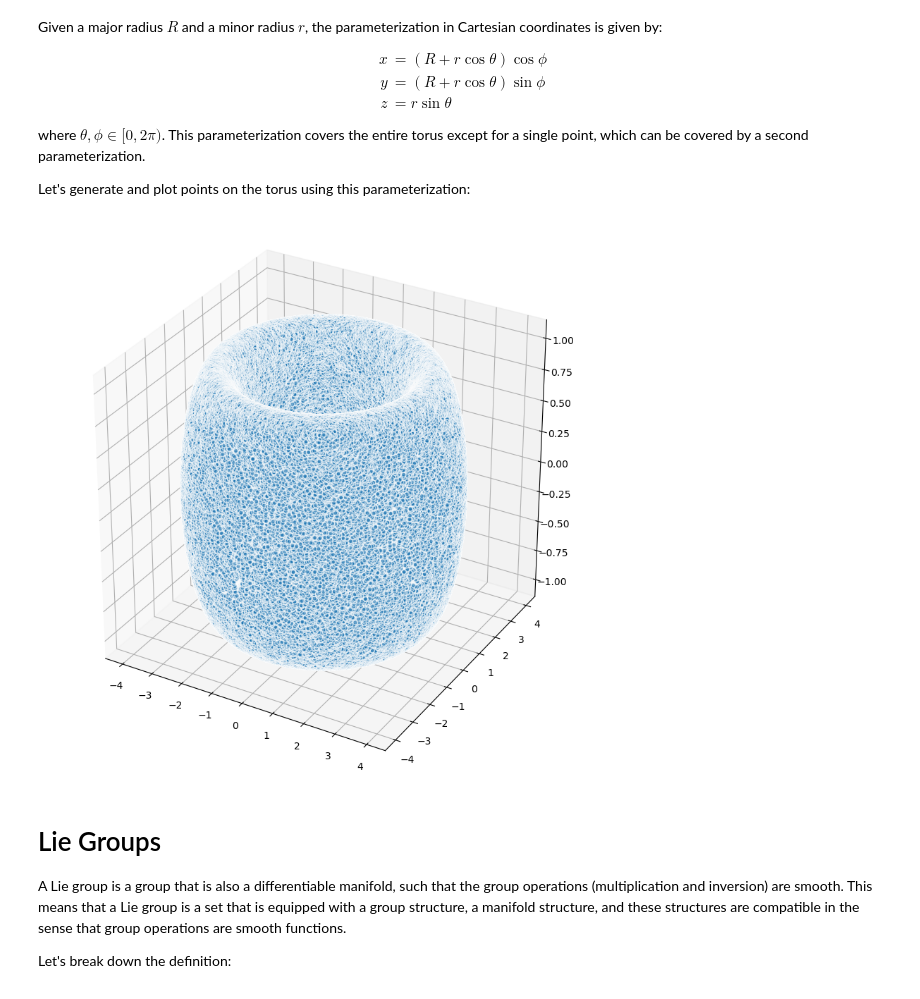
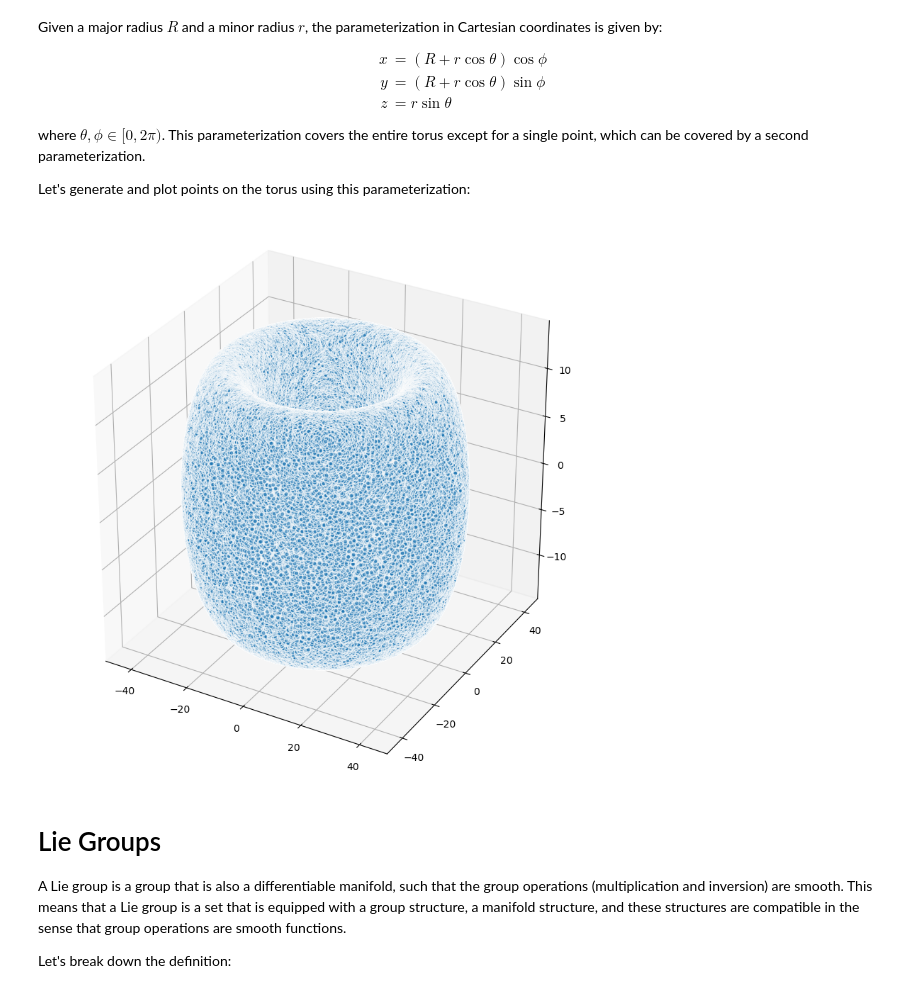
Before and after one commit to zwimpee/LieGroupsDeepLearning, a Jupyter notebook: Chapter 1 - Introduction to Lie Groups/Code/ch1_exercises-01.ipynb, the cells around one changed output. Drawn from its saved outputs; the diff is of its cells as text; code cells hidden in the pictures.

```diff
--- a/Chapter 1 - Introduction to Lie Groups/Code/ch1_exercises-01.ipynb
+++ b/Chapter 1 - Introduction to Lie Groups/Code/ch1_exercises-01.ipynb
@@ -312,29 +312,29 @@ where $\theta, \phi \in [0, 2\pi)$. This parameterization covers the entire toru
 Let's generate and plot points on the torus using this parameterization:
 # %%
 # Define the major and minor radii
-R = 3
-r = 1
+R = 30
+r = 13
 
 # Define the number of points to generate
 num_points = 100000  # Increase the number of points
 
 # Generate random angles theta and phi
 theta = 2 * torch.pi * torch.rand(num_points)
 phi = 2 * torch.pi * torch.rand(num_points)
 
 # Calculate the Cartesian coordinates
 x = (R + r * torch.cos(theta)) * torch.cos(phi)
 y = (R + r * torch.cos(theta)) * torch.sin(phi)
 z = r * torch.sin(theta)
 
 # Plot the points on the torus
 fig = plt.figure(figsize=(10, 10))  # Increase the size of the figure
 ax = fig.add_subplot(111, projection='3d')
 ax.scatter(x.numpy(), y.numpy(), z.numpy(), alpha=0.6, edgecolors='w', s=20)
 ax.set_box_aspect([1,1,1])  # Make the aspect ratio equal
 plt.show()
 # %% [output]
-[figure, old version]
+[figure, new version]
 # %% [markdown]
 # Lie Groups
 
```
Also changed, not shown: parts of 3 cells of this notebook, 39 other files.
